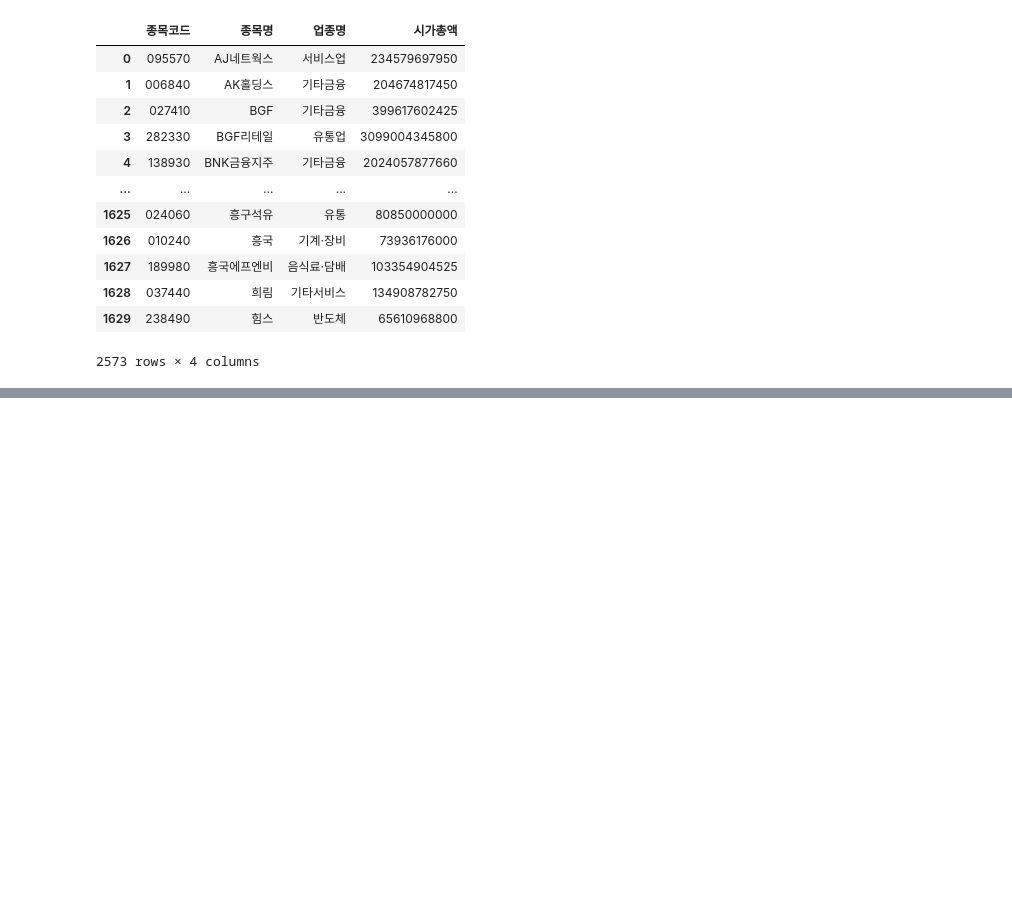
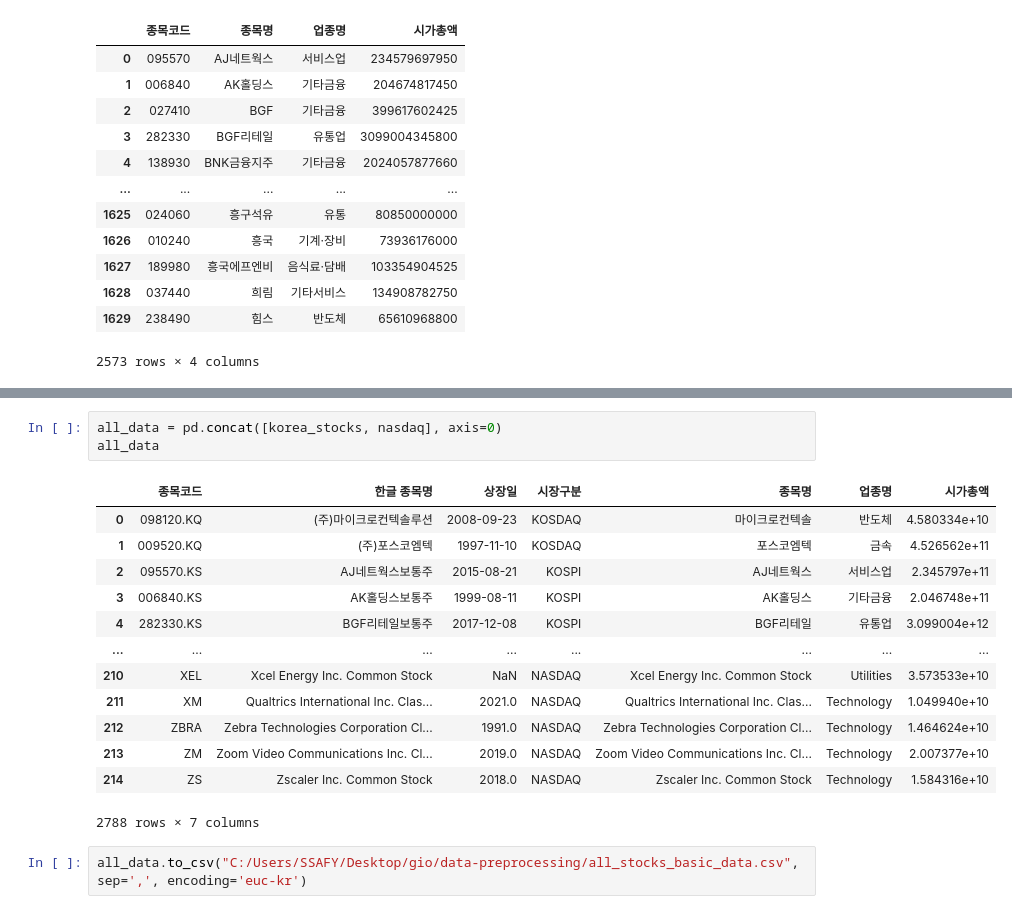
Before and after one commit to giokim12/data-preprocessing, a Jupyter notebook: stock_data.ipynb, the cells around one changed output, grey strips where cells are left out. Saved outputs shown, nothing was run; the diff lists cells and outputs as text; blank space fills up the shorter version.

```diff
--- a/stock_data.ipynb
+++ b/stock_data.ipynb
@@ -133,0 +127,19 @@ nasdaq
+# %%
+all_data = pd.concat([korea_stocks, nasdaq], axis=0)
+all_data
+# %% [output]
+|  | 종목코드 | 한글 종목명 | 상장일 | 시장구분 | 종목명 | 업종명 | 시가총액 |
+| 0 | 098120.KQ | (주)마이크로컨텍솔루션 | 2008-09-23 | KOSDAQ | 마이크로컨텍솔 | 반도체 | 4.580334e+10 |
+| 1 | 009520.KQ | (주)포스코엠텍 | 1997-11-10 | KOSDAQ | 포스코엠텍 | 금속 | 4.526562e+11 |
+| 2 | 095570.KS | AJ네트웍스보통주 | 2015-08-21 | KOSPI | AJ네트웍스 | 서비스업 | 2.345797e+11 |
+| 3 | 006840.KS | AK홀딩스보통주 | 1999-08-11 | KOSPI | AK홀딩스 | 기타금융 | 2.046748e+11 |
+| 4 | 282330.KS | BGF리테일보통주 | 2017-12-08 | KOSPI | BGF리테일 | 유통업 | 3.099004e+12 |
+| ... | ... | ... | ... | ... | ... | ... | ... |
+| 210 | XEL | Xcel Energy Inc. Common Stock | NaN | NASDAQ | Xcel Energy Inc. Common Stock | Utilities | 3.573533e+10 |
+| 211 | XM | Qualtrics International Inc. Clas... | 2021.0 | NASDAQ | Qualtrics International Inc. Clas... | Technology | 1.049940e+10 |
+| 212 | ZBRA | Zebra Technologies Corporation Cl... | 1991.0 | NASDAQ | Zebra Technologies Corporation Cl... | Technology | 1.464624e+10 |
+| 213 | ZM | Zoom Video Communications Inc. Cl... | 2019.0 | NASDAQ | Zoom Video Communications Inc. Cl... | Technology | 2.007377e+10 |
+| 214 | ZS | Zscaler Inc. Common Stock | 2018.0 | NASDAQ | Zscaler Inc. Common Stock | Technology | 1.584316e+10 |
+2788 rows × 7 columns
+# %%
+all_data.to_csv("C:/Users/SSAFY/Desktop/gio/data-preprocessing/all_stocks_basic_data.csv", sep=',', encoding='euc-kr')
```
Also changed, not shown: parts of 7 cells of this notebook, 5 other files.
